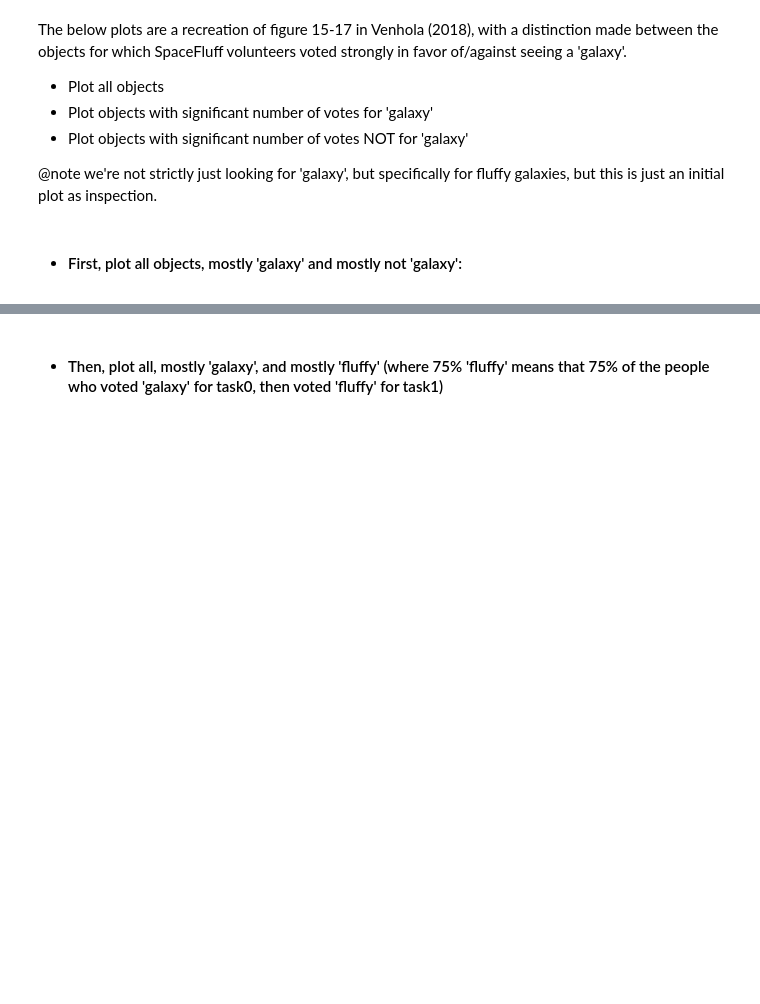
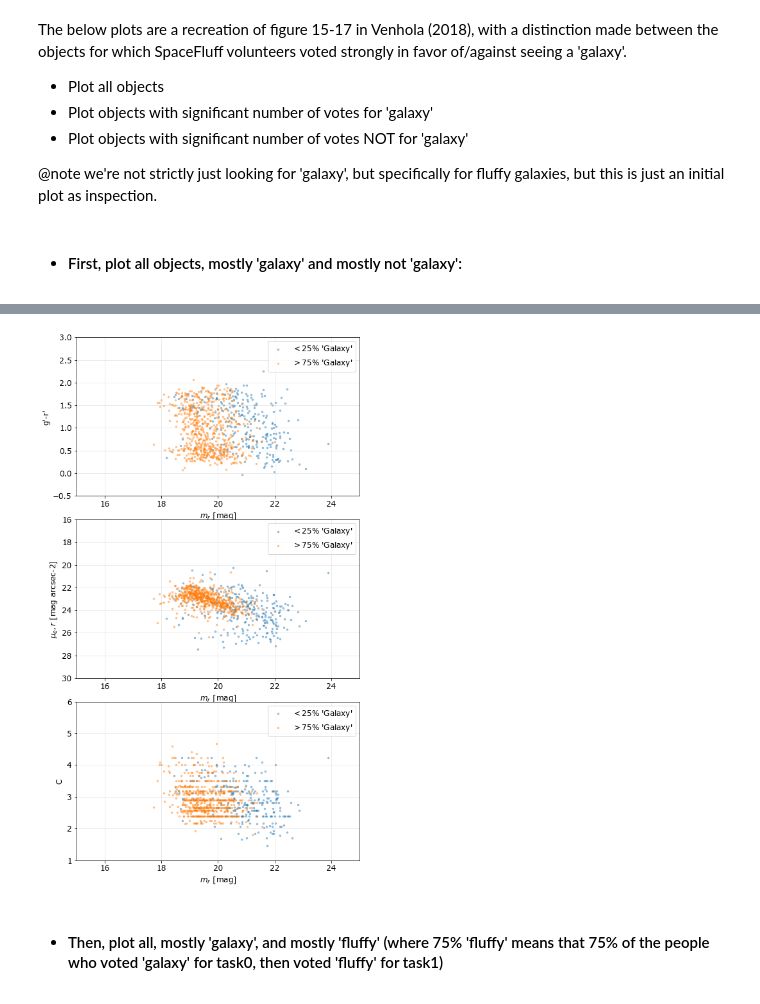
Before and after one commit to Seerden/SpaceFluff, a Jupyter notebook: analysis/classify workflow/sf_classify.ipynb, the cells around one changed output, grey strips where cells are left out. Saved outputs shown, nothing was run; the diff lists cells and outputs as text; code cells hidden in the pictures; blank space fills up the shorter version.

```diff
--- a/analysis/classify workflow/sf_classify.ipynb
+++ b/analysis/classify workflow/sf_classify.ipynb
@@ -537,3 +563,7 @@ for i in range(len(fr)):
+# %%
+plot_venhola(df_tasks_with_props, plot_all=False, xlim=[15,25], savepath="./venhola_{}.png".format(threshold))
+# %% [output]
+[figure, added]
 # %% [markdown]
 - #### Then, plot all, mostly 'galaxy', and mostly 'fluffy' (where 75% 'fluffy' means that 75% of the people who voted 'galaxy' for task0, then voted 'fluffy' for task1)
 # %%
```
Also changed, not shown: parts of 13 cells of this notebook, 6 other files.
